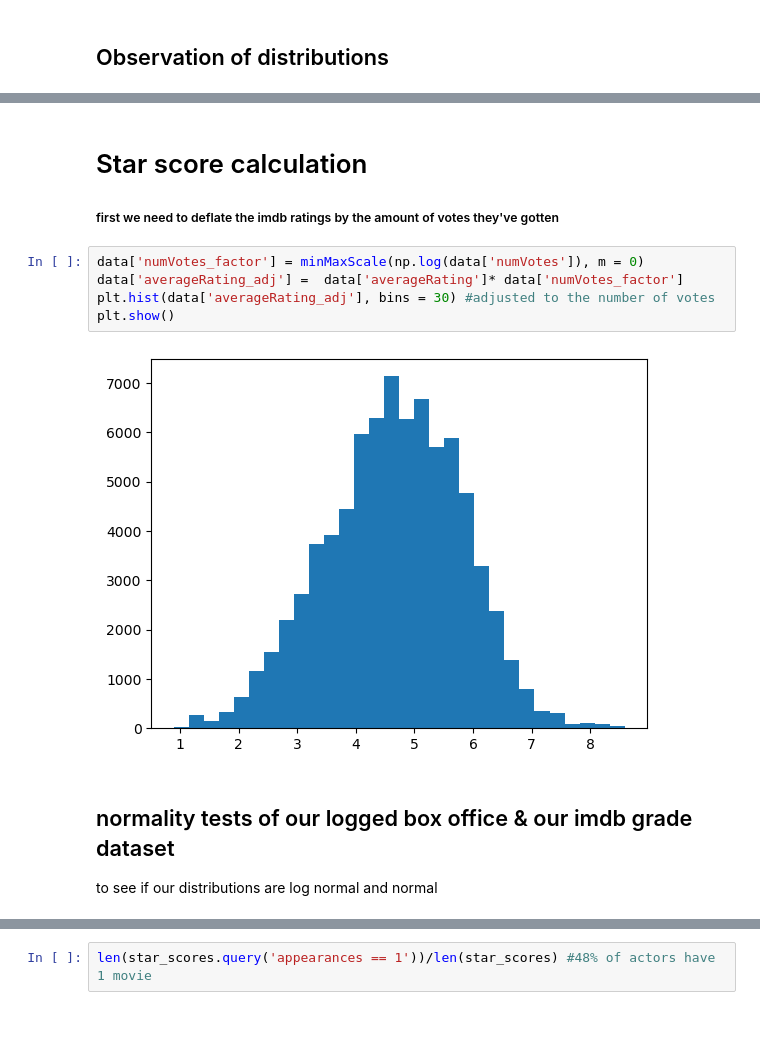
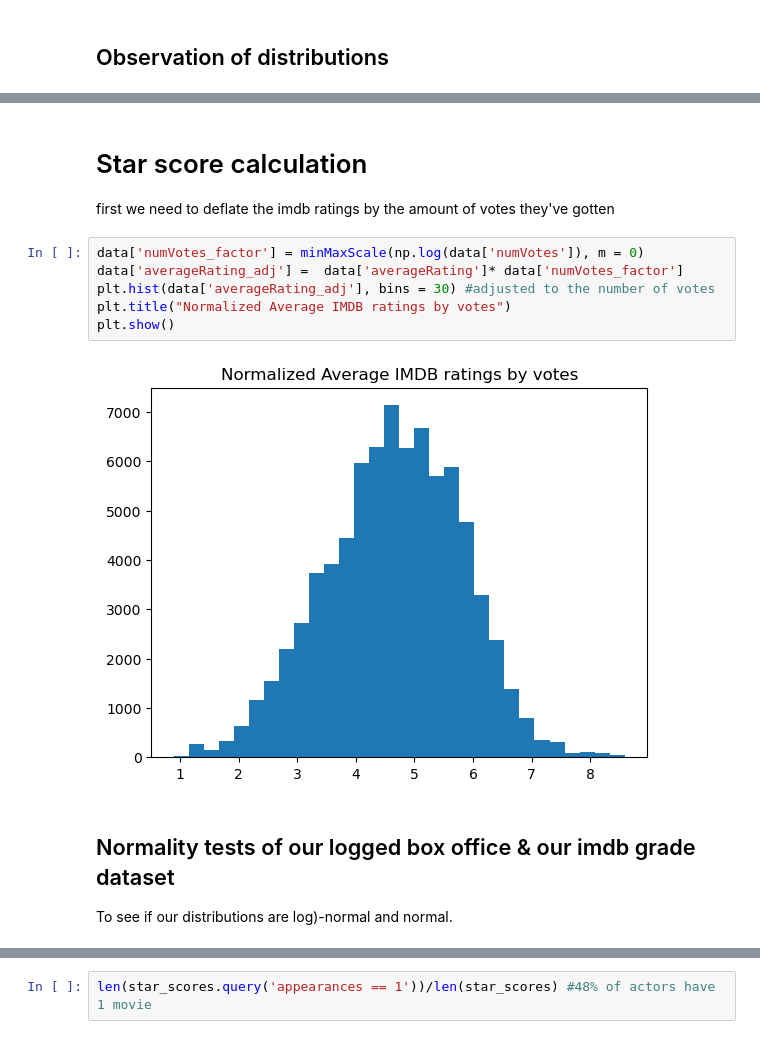
Before and after one commit to louisleger/ada-final-project, a Jupyter notebook: src/star_score.ipynb, the cells around one changed output, grey strips where cells are left out. Cells and saved outputs as stored; diff of their text form.

```diff
--- a/src/star_score.ipynb
+++ b/src/star_score.ipynb
@@ -78,15 +79,16 @@ plt.show()
 # %% [markdown]
 # Star score calculation
 
-##### first we need to deflate the imdb ratings by the amount of votes they've gotten
+first we need to deflate the imdb ratings by the amount of votes they've gotten
 # %%
 data['numVotes_factor'] = minMaxScale(np.log(data['numVotes']), m = 0)
 data['averageRating_adj'] =  data['averageRating']* data['numVotes_factor']
 plt.hist(data['averageRating_adj'], bins = 30) #adjusted to the number of votes
+plt.title("Normalized Average IMDB ratings by votes")
 plt.show()
 # %% [output]
-[figure, old version]
+[figure, new version]
 # %% [markdown]
-## normality tests of our logged box office & our imdb grade dataset
-to see if our distributions are log normal and normal
+## Normality tests of our logged box office & our imdb grade dataset
+To see if our distributions are log)-normal and normal.
 # %%
```
Also changed, not shown: parts of 18 cells of this notebook.
